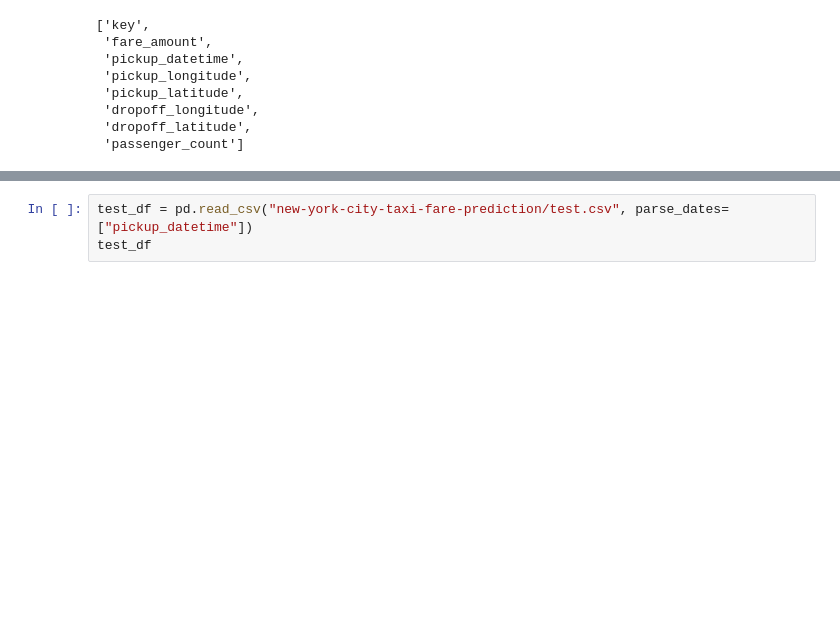
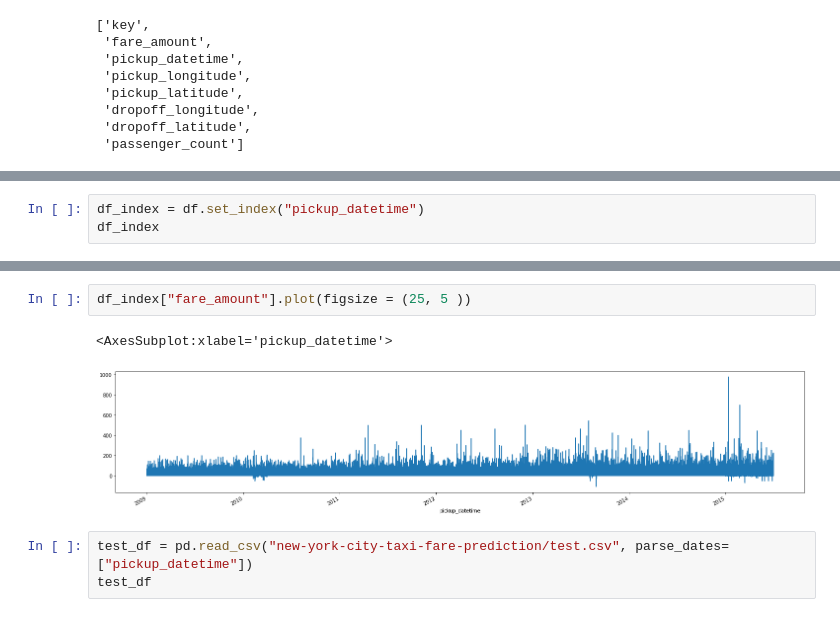
Before and after one commit to saquibmohiuddin/Taxi-Fare-nyc, a Jupyter notebook: nyc_taxi.ipynb, the cells around one changed output, grey strips where cells are left out. Saved outputs shown, nothing was run; the diff lists cells and outputs as text; blank space fills up the shorter version.

```diff
--- a/nyc_taxi.ipynb
+++ b/nyc_taxi.ipynb
@@ -123,0 +199,3 @@ df
+# %%
+df_index = df.set_index("pickup_datetime")
+df_index
@@ -124,3 +279,8 @@ df
+# %%
+df_index["fare_amount"].plot(figsize = (25, 5 ))
+# %% [output]
+<AxesSubplot:xlabel='pickup_datetime'>
+[figure, added]
 # %%
 test_df = pd.read_csv("new-york-city-taxi-fare-prediction/test.csv", parse_dates=["pickup_datetime"])
 test_df
```
Also changed, not shown: parts of 29 cells of this notebook.
